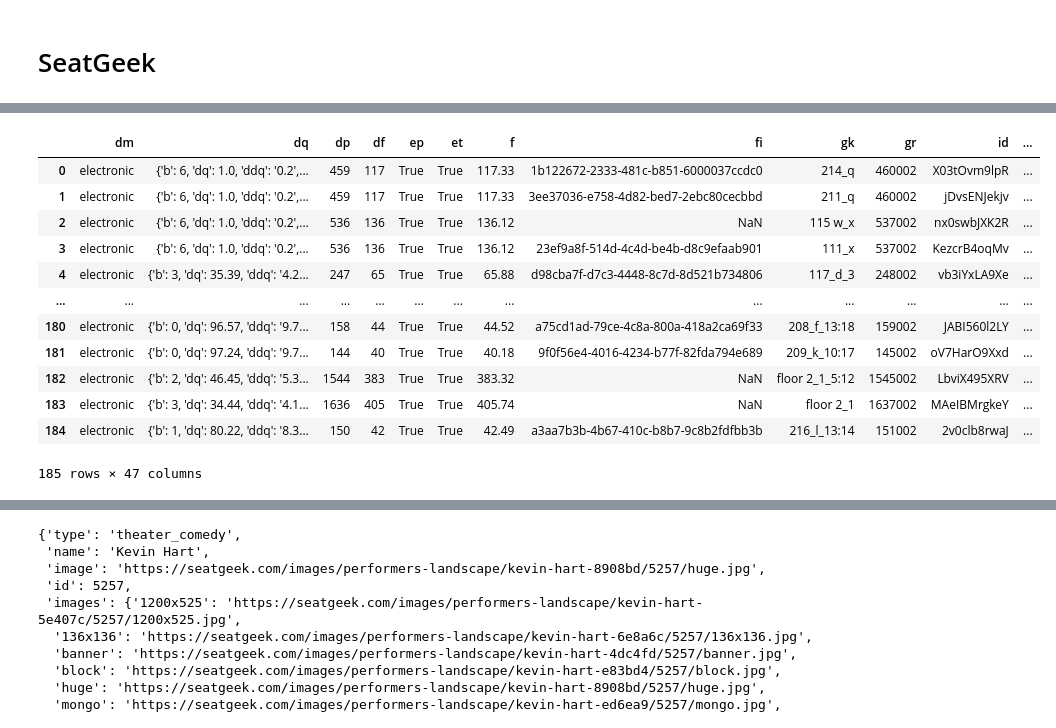
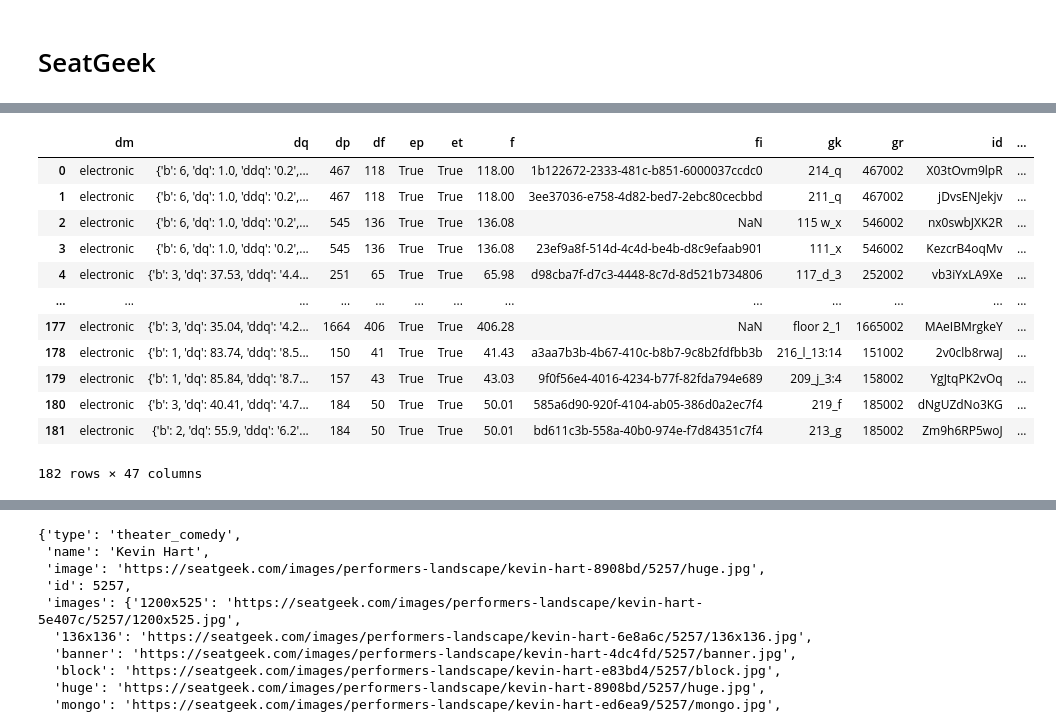
Before and after one commit to parkerholcomb/tickr-dev, a Jupyter notebook: notebooks/_workbench.ipynb, the cells around one changed output, grey strips where cells are left out. Saved outputs shown, nothing was run; the diff lists cells and outputs as text; code cells hidden in the pictures.

```diff
--- a/notebooks/_workbench.ipynb
+++ b/notebooks/_workbench.ipynb
@@ -2,6 +2,7 @@
 import plotly.express as px
 import pandas as pd
 pd.options.display.max_columns = None
+pd.options.display.max_rows = 10
 
 from tickr.stubhub import StubHubWrapper as sh
 from tickr.seatgeek import SeatGeekWrapper as sg
@@ -75,0 +50,3 @@ events
+# %%
+events_sg = sg.event_search(performers_id="5257") # get this performers id from autocomplete (wip below)
+events_sg[4:5]
@@ -76,17 +56,17 @@ events
 # %%
-tickets = sg.ticket_search(event_id = events['id'][4])
-tickets
+tickets_sg = sg.ticket_search(event_id = events_sg['id'][4])
+tickets_sg
 # %% [output]
 |  | dm | dq | dp | df | ep | et | f | fi | gk | gr | id | ... |
-| 0 | electronic | {'b': 6, 'dq': 1.0, 'ddq': '0.2',... | 459 | 117 | True | True | 117.33 | 1b122672-2333-481c-b851-6000037ccdc0 | 214_q | 460002 | X03tOvm9lpR | ... |
-| 1 | electronic | {'b': 6, 'dq': 1.0, 'ddq': '0.2',... | 459 | 117 | True | True | 117.33 | 3ee37036-e758-4d82-bed7-2ebc80cecbbd | 211_q | 460002 | jDvsENJekjv | ... |
-| 2 | electronic | {'b': 6, 'dq': 1.0, 'ddq': '0.2',... | 536 | 136 | True | True | 136.12 | NaN | 115 w_x | 537002 | nx0swbJXK2R | ... |
-| 3 | electronic | {'b': 6, 'dq': 1.0, 'ddq': '0.2',... | 536 | 136 | True | True | 136.12 | 23ef9a8f-514d-4c4d-be4b-d8c9efaab901 | 111_x | 537002 | KezcrB4oqMv | ... |
-| 4 | electronic | {'b': 3, 'dq': 35.39, 'ddq': '4.2... | 247 | 65 | True | True | 65.88 | d98cba7f-d7c3-4448-8c7d-8d521b734806 | 117_d_3 | 248002 | vb3iYxLA9Xe | ... |
+| 0 | electronic | {'b': 6, 'dq': 1.0, 'ddq': '0.2',... | 467 | 118 | True | True | 118.00 | 1b122672-2333-481c-b851-6000037ccdc0 | 214_q | 467002 | X03tOvm9lpR | ... |
+| 1 | electronic | {'b': 6, 'dq': 1.0, 'ddq': '0.2',... | 467 | 118 | True | True | 118.00 | 3ee37036-e758-4d82-bed7-2ebc80cecbbd | 211_q | 467002 | jDvsENJekjv | ... |
+| 2 | electronic | {'b': 6, 'dq': 1.0, 'ddq': '0.2',... | 545 | 136 | True | True | 136.08 | NaN | 115 w_x | 546002 | nx0swbJXK2R | ... |
+| 3 | electronic | {'b': 6, 'dq': 1.0, 'ddq': '0.2',... | 545 | 136 | True | True | 136.08 | 23ef9a8f-514d-4c4d-be4b-d8c9efaab901 | 111_x | 546002 | KezcrB4oqMv | ... |
+| 4 | electronic | {'b': 3, 'dq': 37.53, 'ddq': '4.4... | 251 | 65 | True | True | 65.98 | d98cba7f-d7c3-4448-8c7d-8d521b734806 | 117_d_3 | 252002 | vb3iYxLA9Xe | ... |
 | ... | ... | ... | ... | ... | ... | ... | ... | ... | ... | ... | ... | ... |
-| 180 | electronic | {'b': 0, 'dq': 96.57, 'ddq': '9.7... | 158 | 44 | True | True | 44.52 | a75cd1ad-79ce-4c8a-800a-418a2ca69f33 | 208_f_13:18 | 159002 | JABI560l2LY | ... |
-| 181 | electronic | {'b': 0, 'dq': 97.24, 'ddq': '9.7... | 144 | 40 | True | True | 40.18 | 9f0f56e4-4016-4234-b77f-82fda794e689 | 209_k_10:17 | 145002 | oV7HarO9Xxd | ... |
-| 182 | electronic | {'b': 2, 'dq': 46.45, 'ddq': '5.3... | 1544 | 383 | True | True | 383.32 | NaN | floor 2_1_5:12 | 1545002 | LbviX495XRV | ... |
-| 183 | electronic | {'b': 3, 'dq': 34.44, 'ddq': '4.1... | 1636 | 405 | True | True | 405.74 | NaN | floor 2_1 | 1637002 | MAeIBMrgkeY | ... |
-| 184 | electronic | {'b': 1, 'dq': 80.22, 'ddq': '8.3... | 150 | 42 | True | True | 42.49 | a3aa7b3b-4b67-410c-b8b7-9c8b2fdfbb3b | 216_l_13:14 | 151002 | 2v0clb8rwaJ | ... |
+| 177 | electronic | {'b': 3, 'dq': 35.04, 'ddq': '4.2... | 1664 | 406 | True | True | 406.28 | NaN | floor 2_1 | 1665002 | MAeIBMrgkeY | ... |
+| 178 | electronic | {'b': 1, 'dq': 83.74, 'ddq': '8.5... | 150 | 41 | True | True | 41.43 | a3aa7b3b-4b67-410c-b8b7-9c8b2fdfbb3b | 216_l_13:14 | 151002 | 2v0clb8rwaJ | ... |
+| 179 | electronic | {'b': 1, 'dq': 85.84, 'ddq': '8.7... | 157 | 43 | True | True | 43.03 | 9f0f56e4-4016-4234-b77f-82fda794e689 | 209_j_3:4 | 158002 | YgJtqPK2vOq | ... |
+| 180 | electronic | {'b': 3, 'dq': 40.41, 'ddq': '4.7... | 184 | 50 | True | True | 50.01 | 585a6d90-920f-4104-ab05-386d0a2ec7f4 | 219_f | 185002 | dNgUZdNo3KG | ... |
+| 181 | electronic | {'b': 2, 'dq': 55.9, 'ddq': '6.2'... | 184 | 50 | True | True | 50.01 | bd611c3b-558a-40b0-974e-f7d84351c7f4 | 213_g | 185002 | Zm9h6RP5woJ | ... |
-185 rows × 47 columns
+182 rows × 47 columns
```
Also changed, not shown: parts of 11 cells of this notebook.
